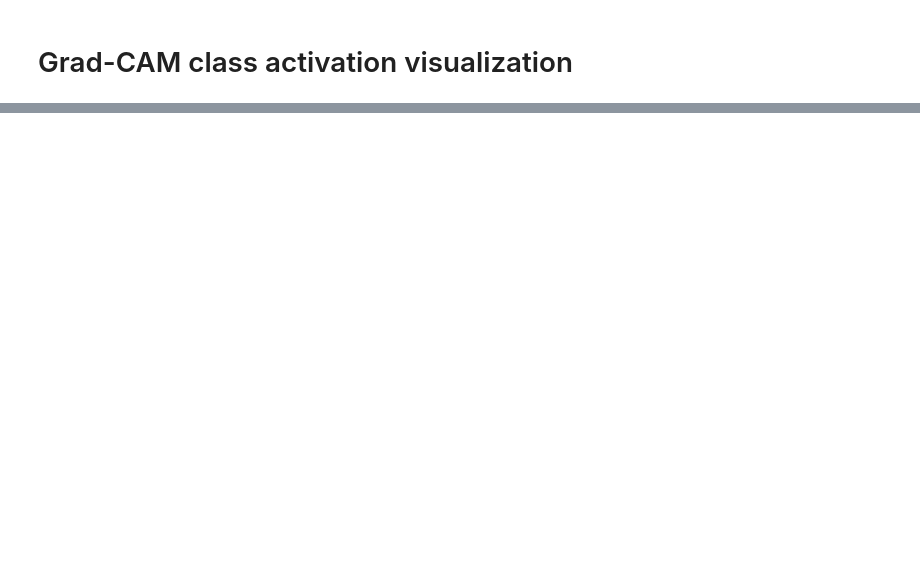
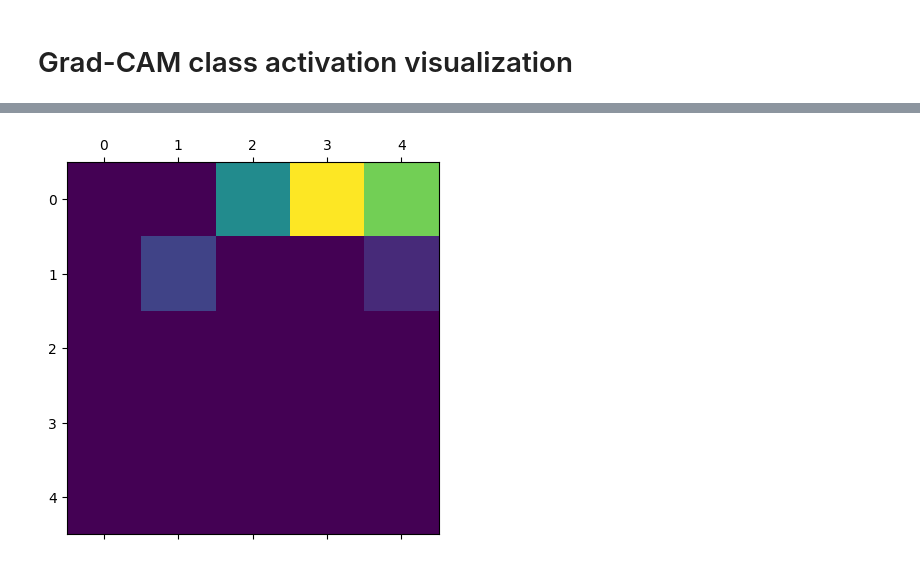
Before and after one commit to przeboch/BolidVision, a Jupyter notebook: notebooks/BolidVision.ipynb, the cells around one changed output, grey strips where cells are left out. Saved outputs shown, nothing was run; the diff lists cells and outputs as text; code cells hidden in the pictures; blank space fills up the shorter version.

```diff
--- a/notebooks/BolidVision.ipynb
+++ b/notebooks/BolidVision.ipynb
@@ -326,0 +535,33 @@ plot_confusion_matrix(true_labels, predictions)
+# %%
+
+def generate_and_display_heatmap(img_path, model, last_conv_layer_name, img_size=(224, 224)):
+    """
+    Generate and display the class activation heatmap for an image.
+
+    Args:
+        img_path (str): Path to the image for which the heatmap should be generated.
+        model (keras.Model): The neural network model.
+        last_conv_layer_name (str): Name of the last convolutional layer in the model.
+        img_size (tuple, optional): Size to which the original image should be resized. Defaults to (224, 224).
+
+    Returns:
+        heatmap (numpy.ndarray): The class activation heatmap.
+    """
+    preprocess_input = keras.applications.vgg16.preprocess_input
+    img_array = preprocess_input(get_img_array(img_path, size=img_size))
+
+    # Remove last layer's softmax
+    model.layers[-1].activation = None
+
+    # Generate class activation heatmap
+    heatmap = make_gradcam_heatmap(img_array, model, last_conv_layer_name)
+
+    # Display heatmap
+    plt.matshow(heatmap)
+    plt.show()
+
+    return heatmap
+# %%
+heatmap = generate_and_display_heatmap(img_path, model, 'conv2d')
+# %% [output]
+[figure, added]
```
Also changed, not shown: parts of 13 cells of this notebook, 9 other files.
